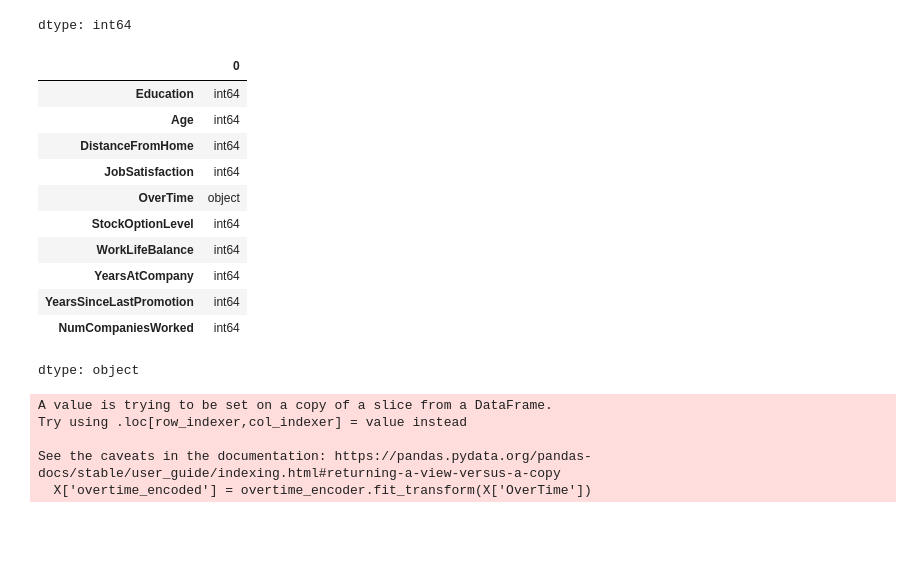
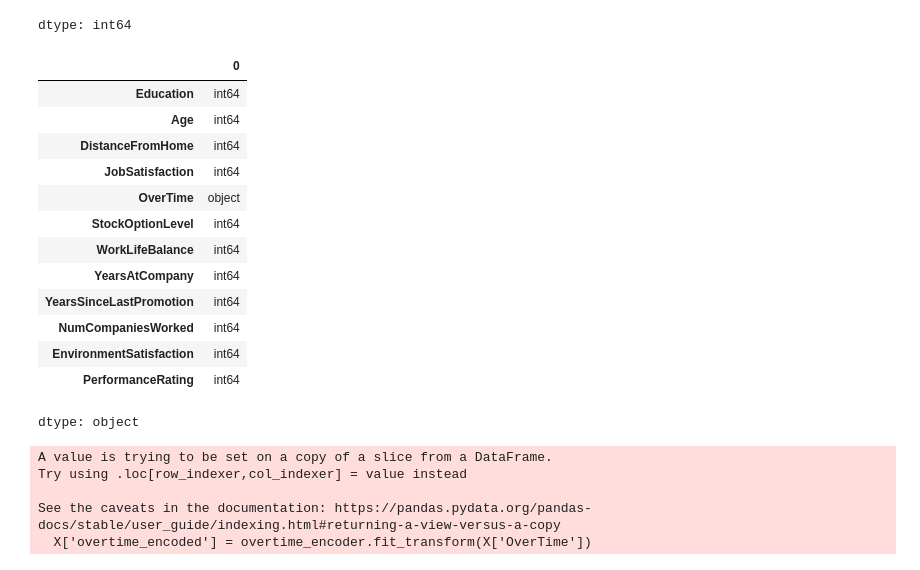
Before and after one commit to jstipe1/AI-Project-1, a Jupyter notebook: attrition.ipynb, the cells around one changed output. Saved outputs shown, nothing was run; the diff lists cells and outputs as text; code cells hidden in the pictures; blank space fills up the shorter version.

```diff
--- a/attrition.ipynb
+++ b/attrition.ipynb
@@ -66,27 +66,29 @@ dtype: int64
 # %%
 # Create a list of at least 10 column names to use as X data
 Selected_Columns = attrition_df[['Education', 'Age', 'DistanceFromHome', 'JobSatisfaction', 'OverTime', 'StockOptionLevel', 'WorkLifeBalance', 'YearsAtCompany',
-                                 'YearsSinceLastPromotion', 'NumCompaniesWorked']]
+                                 'YearsSinceLastPromotion', 'NumCompaniesWorked', 'EnvironmentSatisfaction', 'PerformanceRating']]
 
 
 # Create X_df using your selected columns
 X = Selected_Columns
 
 
 # Show the data types for X_df
 X.dtypes
 # %% [output]
 |  | 0 |
 | Education | int64 |
 | Age | int64 |
 | DistanceFromHome | int64 |
 | JobSatisfaction | int64 |
 | OverTime | object |
 | StockOptionLevel | int64 |
 | WorkLifeBalance | int64 |
 | YearsAtCompany | int64 |
 | YearsSinceLastPromotion | int64 |
 | NumCompaniesWorked | int64 |
+| EnvironmentSatisfaction | int64 |
+| PerformanceRating | int64 |
 dtype: object
 # %%
 # Convert your X data to numeric data types however you see fit
```
Also changed, not shown: parts of 10 cells of this notebook.
